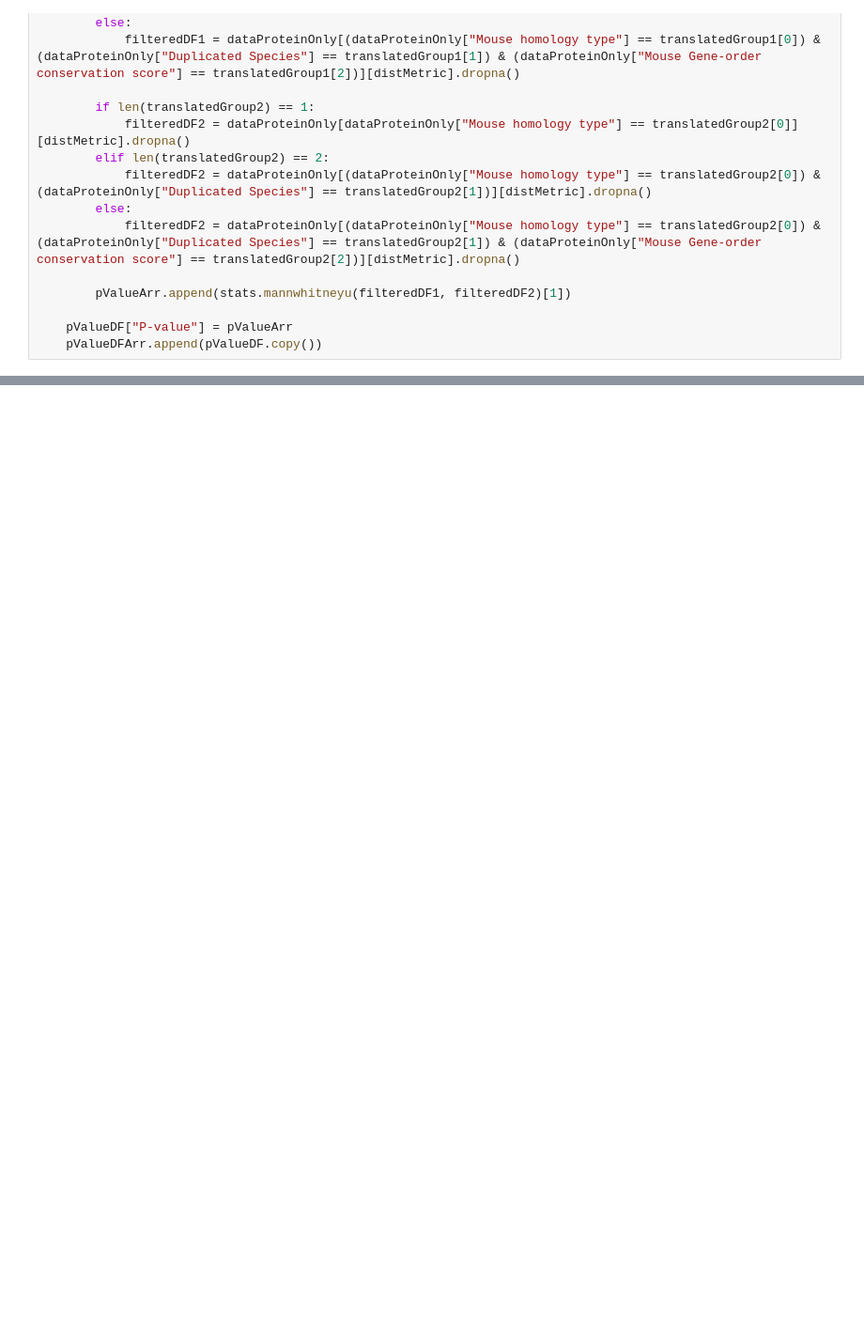
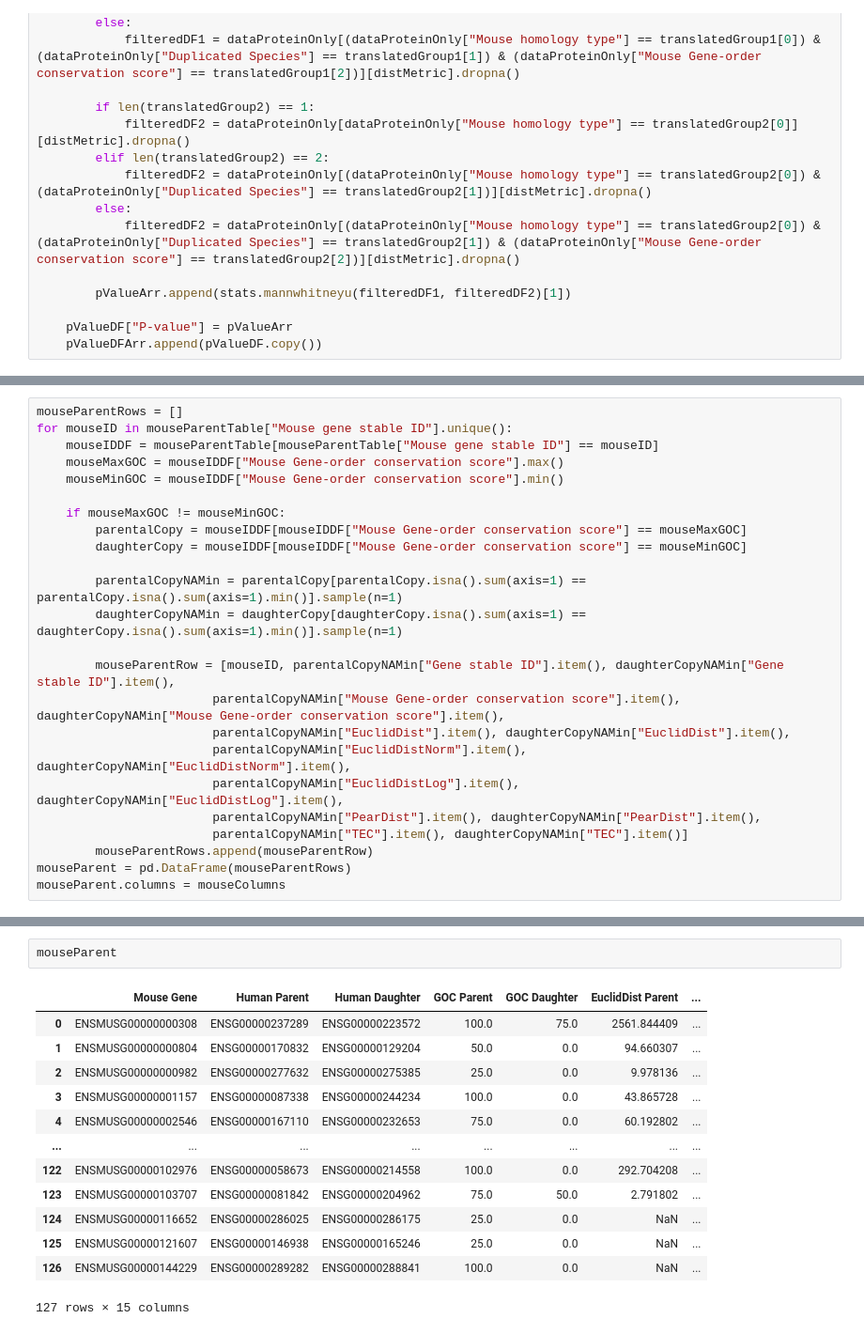
Before and after one commit to AndrewH72/Gene-Duplication, a Jupyter notebook: scripts/dataAnalysis.ipynb, the cells around one changed output, grey strips where cells are left out. Shown at 94% size. Cells and saved outputs as stored; diff of their text form; blank space fills up the shorter version.

```diff
--- a/scripts/dataAnalysis.ipynb
+++ b/scripts/dataAnalysis.ipynb
@@ -641,0 +687,24 @@ ValueError: No Excel writer 'a'
+# %%
+mouseParentRows = []
+for mouseID in mouseParentTable["Mouse gene stable ID"].unique():
+    mouseIDDF = mouseParentTable[mouseParentTable["Mouse gene stable ID"] == mouseID]
+    mouseMaxGOC = mouseIDDF["Mouse Gene-order conservation score"].max()
+    mouseMinGOC = mouseIDDF["Mouse Gene-order conservation score"].min()
+
+    if mouseMaxGOC != mouseMinGOC:
+        parentalCopy = mouseIDDF[mouseIDDF["Mouse Gene-order conservation score"] == mouseMaxGOC]
+        daughterCopy = mouseIDDF[mouseIDDF["Mouse Gene-order conservation score"] == mouseMinGOC]
+
+        parentalCopyNAMin = parentalCopy[parentalCopy.isna().sum(axis=1) == parentalCopy.isna().sum(axis=1).min()].sample(n=1)
+        daughterCopyNAMin = daughterCopy[daughterCopy.isna().sum(axis=1) == daughterCopy.isna().sum(axis=1).min()].sample(n=1)
+
+        mouseParentRow = [mouseID, parentalCopyNAMin["Gene stable ID"].item(), daughterCopyNAMin["Gene stable ID"].item(),
+                        parentalCopyNAMin["Mouse Gene-order conservation score"].item(), daughterCopyNAMin["Mouse Gene-order conservation score"].item(),
+                        parentalCopyNAMin["EuclidDist"].item(), daughterCopyNAMin["EuclidDist"].item(),
+                        parentalCopyNAMin["EuclidDistNorm"].item(), daughterCopyNAMin["EuclidDistNorm"].item(),
+                        parentalCopyNAMin["EuclidDistLog"].item(), daughterCopyNAMin["EuclidDistLog"].item(),
+                        parentalCopyNAMin["PearDist"].item(), daughterCopyNAMin["PearDist"].item(),
+                        parentalCopyNAMin["TEC"].item(), daughterCopyNAMin["TEC"].item()]
+        mouseParentRows.append(mouseParentRow)
+mouseParent = pd.DataFrame(mouseParentRows)
+mouseParent.columns = mouseColumns
@@ -641,0 +746,16 @@ ValueError: No Excel writer 'a'
+# %%
+mouseParent
+# %% [output]
+|  | Mouse Gene | Human Parent | Human Daughter | GOC Parent | GOC Daughter | EuclidDist Parent | ... |
+| 0 | ENSMUSG00000000308 | ENSG00000237289 | ENSG00000223572 | 100.0 | 75.0 | 2561.844409 | ... |
+| 1 | ENSMUSG00000000804 | ENSG00000170832 | ENSG00000129204 | 50.0 | 0.0 | 94.660307 | ... |
+| 2 | ENSMUSG00000000982 | ENSG00000277632 | ENSG00000275385 | 25.0 | 0.0 | 9.978136 | ... |
+| 3 | ENSMUSG00000001157 | ENSG00000087338 | ENSG00000244234 | 100.0 | 0.0 | 43.865728 | ... |
+| 4 | ENSMUSG00000002546 | ENSG00000167110 | ENSG00000232653 | 75.0 | 0.0 | 60.192802 | ... |
+| ... | ... | ... | ... | ... | ... | ... | ... |
+| 122 | ENSMUSG00000102976 | ENSG00000058673 | ENSG00000214558 | 100.0 | 0.0 | 292.704208 | ... |
+| 123 | ENSMUSG00000103707 | ENSG00000081842 | ENSG00000204962 | 75.0 | 50.0 | 2.791802 | ... |
+| 124 | ENSMUSG00000116652 | ENSG00000286025 | ENSG00000286175 | 25.0 | 0.0 | NaN | ... |
+| 125 | ENSMUSG00000121607 | ENSG00000146938 | ENSG00000165246 | 25.0 | 0.0 | NaN | ... |
+| 126 | ENSMUSG00000144229 | ENSG00000289282 | ENSG00000288841 | 100.0 | 0.0 | NaN | ... |
+127 rows × 15 columns
```
Also changed, not shown: parts of 13 cells of this notebook, 6 other files.
